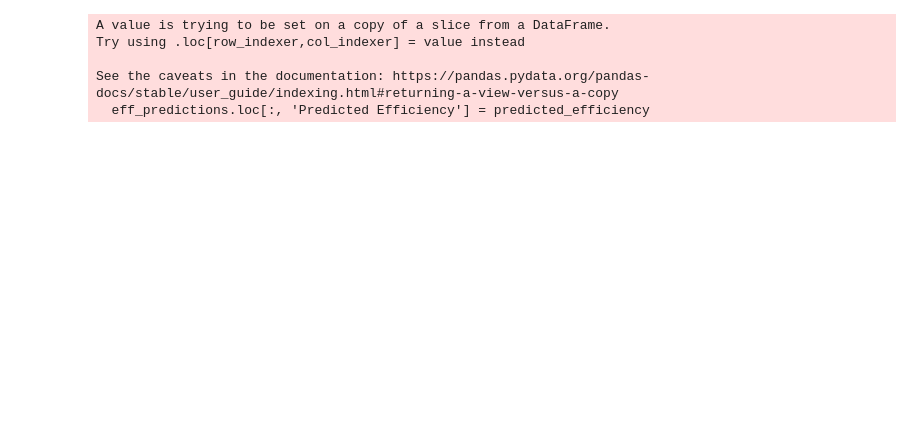
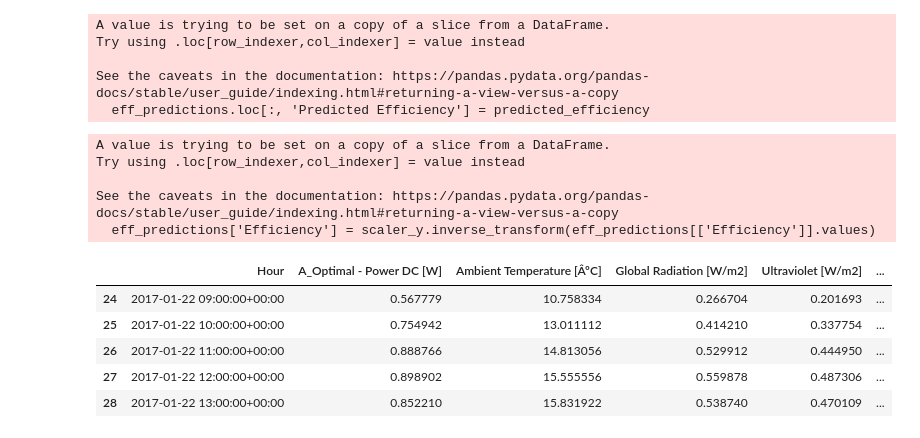
Before and after one commit to navanodonavan/MSAAI530_Final_Project_G6, a Jupyter notebook: MSAAI530_Group6_LSTM_Efficiency.ipynb, the cells around one changed output. Drawn from its saved outputs; the diff is of its cells as text; code cells hidden in the pictures; blank space fills up the shorter version.

```diff
--- a/MSAAI530_Group6_LSTM_Efficiency.ipynb
+++ b/MSAAI530_Group6_LSTM_Efficiency.ipynb
@@ -381,3 +398,20 @@ Try using .loc[row_indexer,col_indexer] = value instead
 
 See the caveats in the documentation: https://pandas.pydata.org/pandas-docs/stable/user_guide/indexing.html#returning-a-view-versus-a-copy
   eff_predictions.loc[:, 'Predicted Efficiency'] = predicted_efficiency
+# %%
+eff_predictions['Efficiency'] = scaler_y.inverse_transform(eff_predictions[['Efficiency']].values)
+# %% [output]
+A value is trying to be set on a copy of a slice from a DataFrame.
+Try using .loc[row_indexer,col_indexer] = value instead
+
+See the caveats in the documentation: https://pandas.pydata.org/pandas-docs/stable/user_guide/indexing.html#returning-a-view-versus-a-copy
+  eff_predictions['Efficiency'] = scaler_y.inverse_transform(eff_predictions[['Efficiency']].values)
+# %%
+eff_predictions.head()
+# %% [output]
+|  | Hour | A_Optimal - Power DC [W] | Ambient Temperature [ÂºC] | Global Radiation [W/m2] | Ultraviolet [W/m2] | ... |
+| 24 | 2017-01-22 09:00:00+00:00 | 0.567779 | 10.758334 | 0.266704 | 0.201693 | ... |
+| 25 | 2017-01-22 10:00:00+00:00 | 0.754942 | 13.011112 | 0.414210 | 0.337754 | ... |
+| 26 | 2017-01-22 11:00:00+00:00 | 0.888766 | 14.813056 | 0.529912 | 0.444950 | ... |
+| 27 | 2017-01-22 12:00:00+00:00 | 0.898902 | 15.555556 | 0.559878 | 0.487306 | ... |
+| 28 | 2017-01-22 13:00:00+00:00 | 0.852210 | 15.831922 | 0.538740 | 0.470109 | ... |
```
Also changed, not shown: parts of 12 cells of this notebook.
